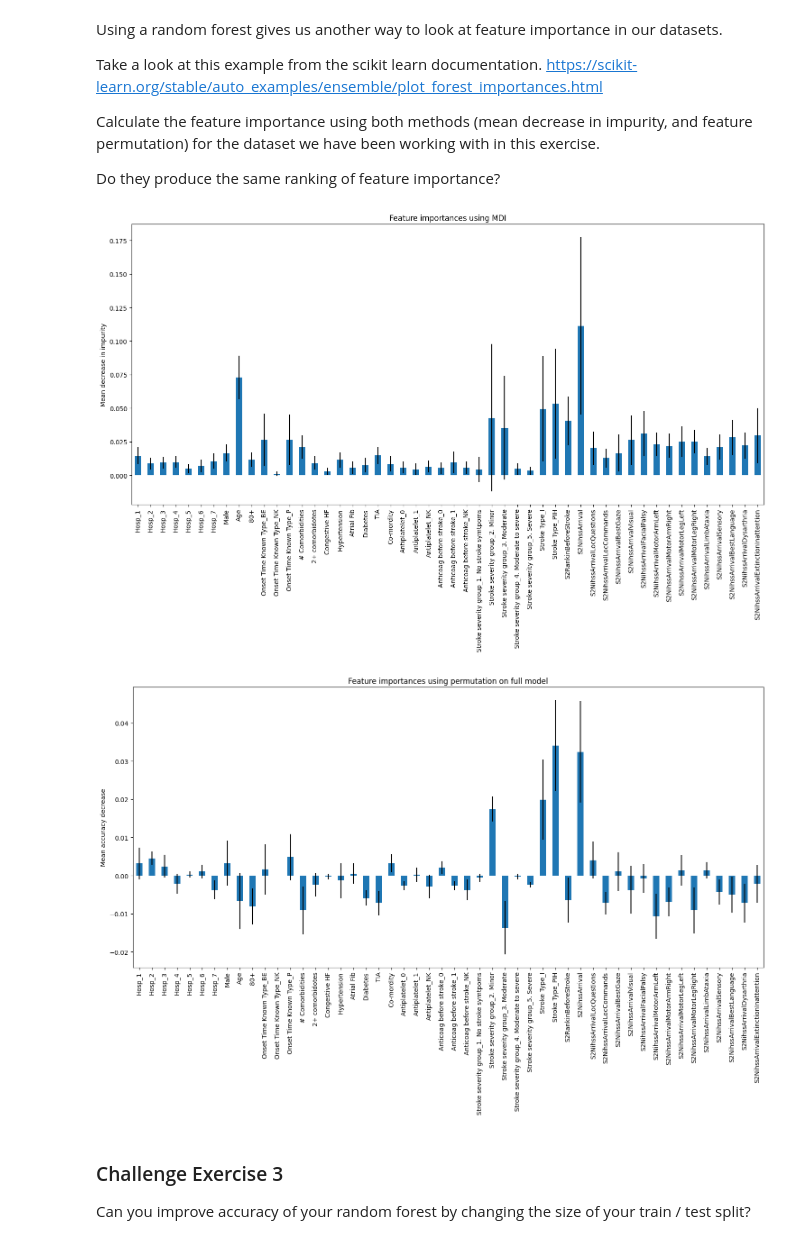
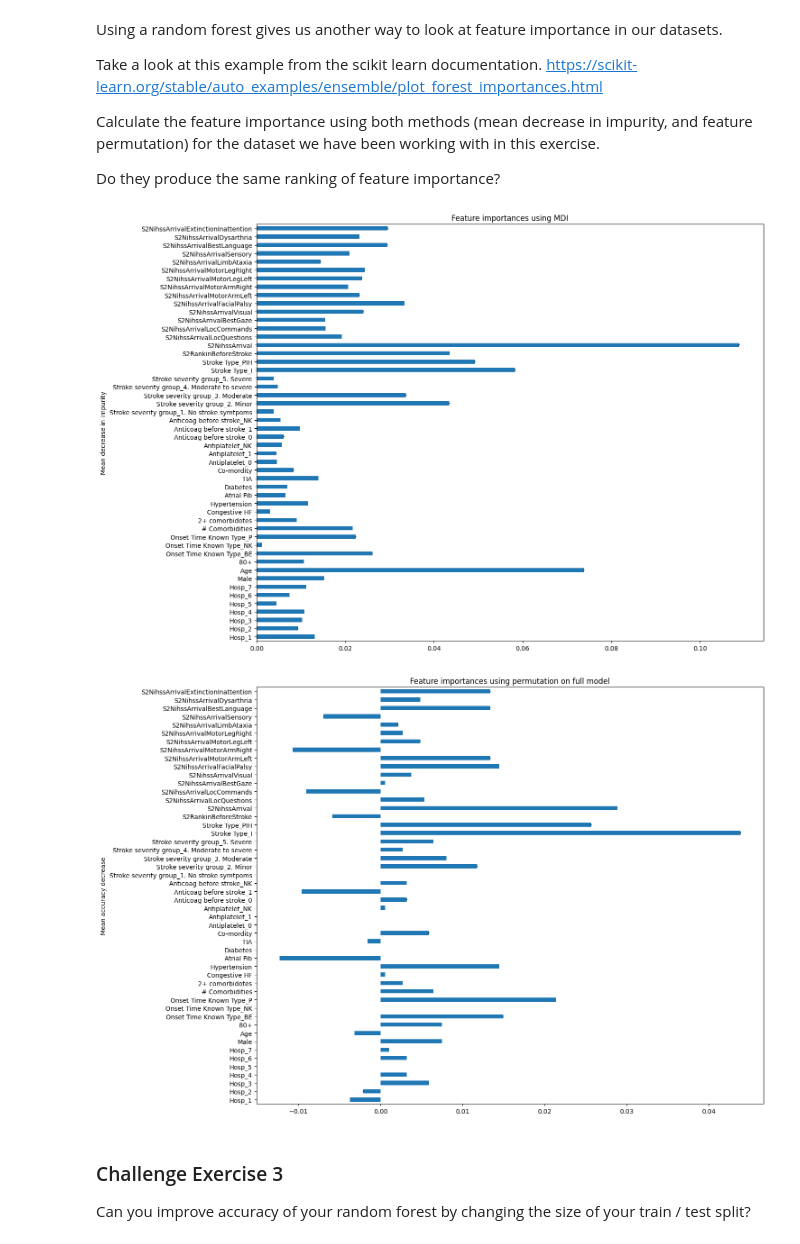
Before and after one commit to hsma-programme/h6_4d_decision_trees_random_forests, a Jupyter notebook: solutions/random_forest_stroke_exercise_SOLUTION.ipynb, the cells around one changed output. Cells and saved outputs as stored; diff of their text form; code cells hidden in the pictures.

```diff
--- a/solutions/random_forest_stroke_exercise_SOLUTION.ipynb
+++ b/solutions/random_forest_stroke_exercise_SOLUTION.ipynb
@@ -574,23 +574,29 @@ Do they produce the same ranking of feature importance?
 # %%
 model_rf = RandomForestClassifier(random_state=42)
 model_rf.fit(X_train, y_train)
 
 feature_names = X.columns.tolist()
 
 importances = model_rf.feature_importances_
 std = np.std([tree.feature_importances_ for tree in model_rf.estimators_], axis=0)
 
 forest_importances = pd.Series(importances, index=feature_names)
 
 fig, ax = plt.subplots(figsize=(15,10))
-forest_importances.plot.bar(yerr=std, ax=ax)
+forest_importances.plot.barh(yerr=std, ax=ax)
 ax.set_title("Feature importances using MDI")
 ax.set_ylabel("Mean decrease in impurity")
 fig.tight_layout()
 # %% [output]
-[figure, old version]
+[figure, new version]
 # %%
 # Permutation feature importance
+from sklearn.inspection import permutation_importance
+model_rf = RandomForestClassifier(random_state=42)
+model_rf.fit(X_train, y_train)
+
+feature_names = X.columns.tolist()
+
 result = permutation_importance(
     model_rf, X_test, y_test, n_repeats=10, random_state=42, n_jobs=2
 )
@@ -598,13 +604,13 @@ result = permutation_importance(
 forest_importances = pd.Series(result.importances_mean, index=feature_names)
 
 fig, ax = plt.subplots(figsize=(15,10))
-forest_importances.plot.bar(yerr=result.importances_std, ax=ax)
+forest_importances.plot.barh(yerr=result.importances_std, ax=ax)
 ax.set_title("Feature importances using permutation on full model")
 ax.set_ylabel("Mean accuracy decrease")
 fig.tight_layout()
 plt.show()
 # %% [output]
-[figure, old version]
+[figure, new version]
 # %% [markdown]
 ### Challenge Exercise 3
 Can you improve accuracy of your random forest by changing the size of your train / test split?
```
Also changed, not shown: parts of 7 cells of this notebook, 1 other file.
